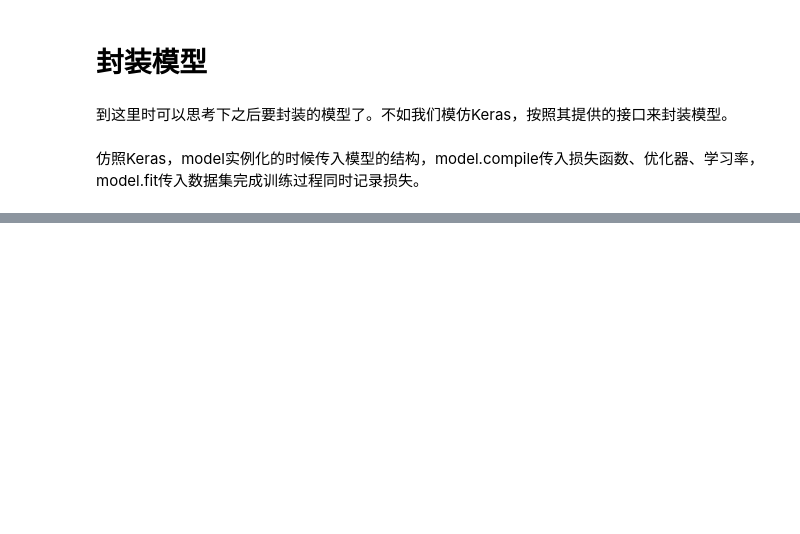
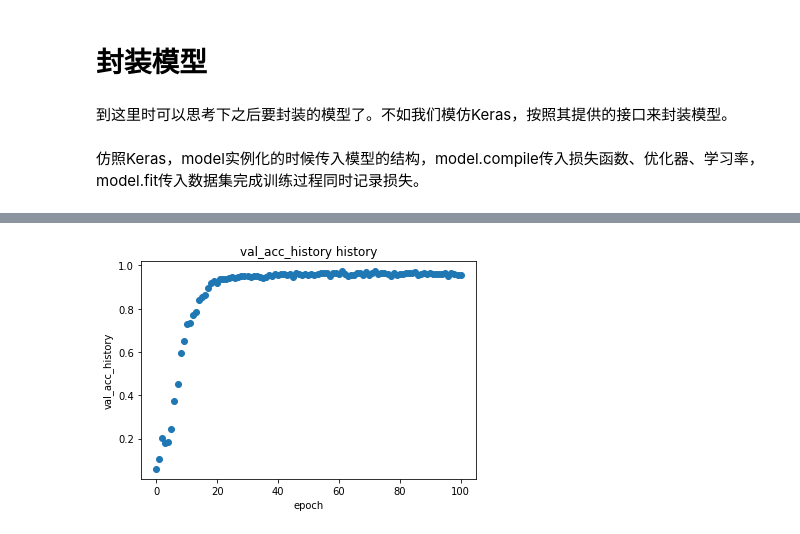
Before and after one commit to Tianchen627/KKB, a Jupyter notebook: lesson4/Neural_Network.ipynb, the cells around one changed output, grey strips where cells are left out. Saved outputs shown, nothing was run; the diff lists cells and outputs as text; code cells hidden in the pictures; blank space fills up the shorter version.

```diff
--- a/lesson4/Neural_Network.ipynb
+++ b/lesson4/Neural_Network.ipynb
@@ -97,7 +97,7 @@ def affine_forward(x, w, b):
   cache元组(x, w, b)存下反向传播中可以直接导入计算梯度
   """
   out = None
-  N, D = x.shape[0], x.size / x.shape[0]
+  N, D = x.shape[0], int(x.size / x.shape[0])
   out = np.dot(x.reshape(N, D), w) + b
   cache = (x, w, b)
   return out, cache
@@ -214,17 +214,20 @@ def softmax_loss(x, y):
 # %% [markdown]
 $$\theta = \theta - \alpha*d\theta$$
 # %%
-def sgd(w, dw, config=None):
-  """
-  输入:
-  w就是对应公式中的θ要优化的参数，dw是当前层返回梯度，config是一个包含所有超参数的字典
-  输出:
-  更新过后的w
-  """
-  if config is None: config = {}
-  config.setdefault('learning_rate', 1e-2)
-  w -= config['learning_rate'] * dw
-  return w, config
+class optim(object):
+    def sgd(self,w, dw, config=None):
+          """
+          输入:
+          w就是对应公式中的θ要优化的参数，dw是当前层返回梯度，config是一个包含所有超参数的字典
+          输出:
+          更新过后的w
+          """
+          if config is None: config = {}
+          config.setdefault('learning_rate', 1e-2)
+          w -= config['learning_rate'] * dw
+          return w, config
+
+optim=optim()
 # %% [markdown]
 # 封装模型
 # %% [markdown]
@@ -314,0 +452,8 @@ class FullyConnected(object):
+# %%
+model = FullyConnected([100, 100, 100, 100],weight_scale=3e-2, dtype=np.float64)
+model.compile(
+              update_rule='sgd',
+              optim_config={
+                  'learning_rate': 1e-3,
+              }
+         )
@@ -314,0 +472,2 @@ class FullyConnected(object):
+# %%
+model.fit(X_train, y_train,X_test,y_test,epochs=100, batch_size=32)
@@ -314,0 +492,8 @@ class FullyConnected(object):
+# %%
+plt.plot(model.val_acc_history, 'o')
+plt.title('val_acc_history history')
+plt.xlabel('epoch')
+plt.ylabel('val_acc_history')
+plt.show()
+# %% [output]
+[figure, added]
```
Also changed, not shown: parts of 8 cells of this notebook.
